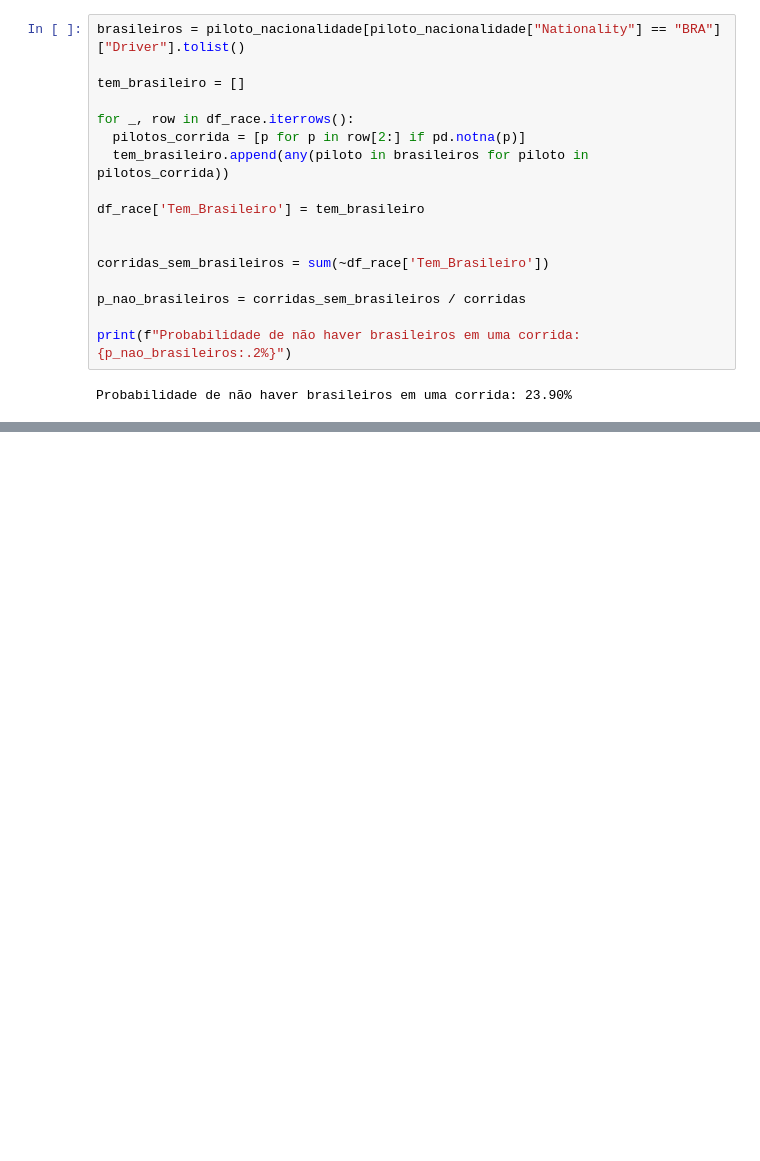
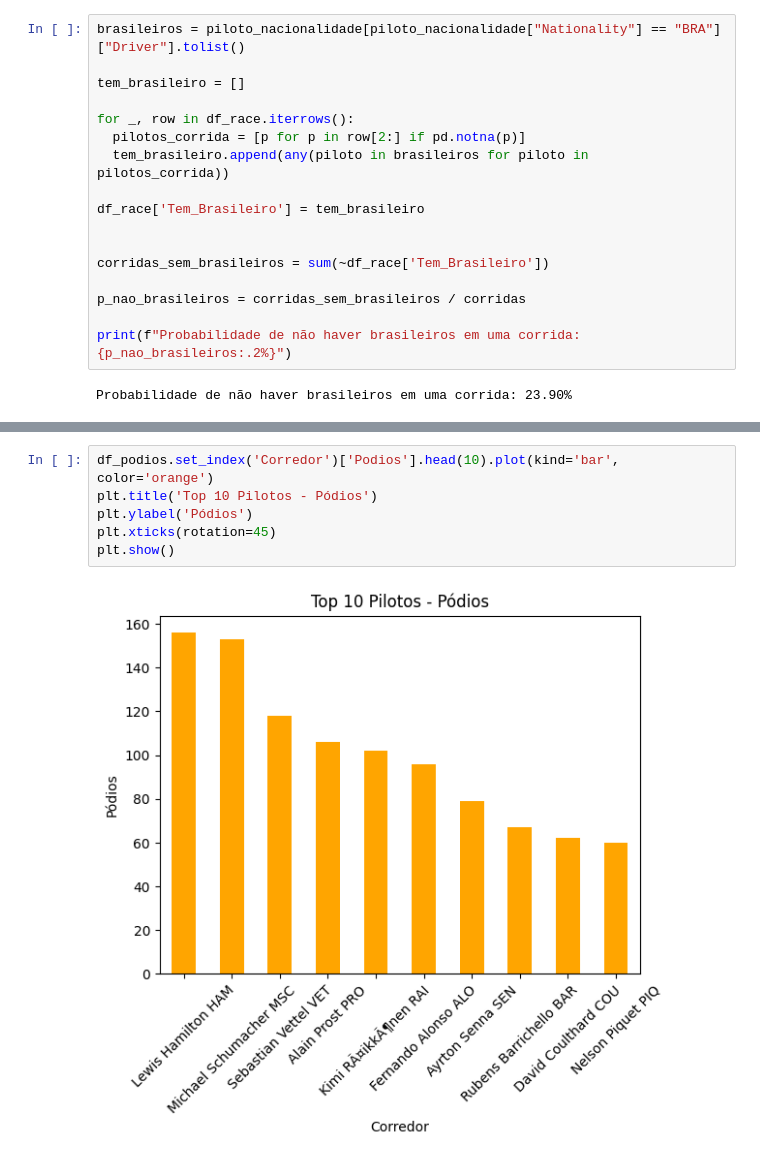
Before and after one commit to Felipesmarq/AnaliseF1, a Jupyter notebook: AnaliseF1.ipynb, the cells around one changed output, grey strips where cells are left out. Cells and saved outputs as stored; diff of their text form; blank space fills up the shorter version.

```diff
--- a/AnaliseF1.ipynb
+++ b/AnaliseF1.ipynb
@@ -204,0 +349,8 @@ Probabilidade de não haver brasileiros em uma corrida: 23.90%
+# %%
+df_podios.set_index('Corredor')['Podios'].head(10).plot(kind='bar', color='orange')
+plt.title('Top 10 Pilotos - Pódios')
+plt.ylabel('Pódios')
+plt.xticks(rotation=45)
+plt.show()
+# %% [output]
+[figure, added]
```
Also changed, not shown: parts of 26 cells of this notebook.
